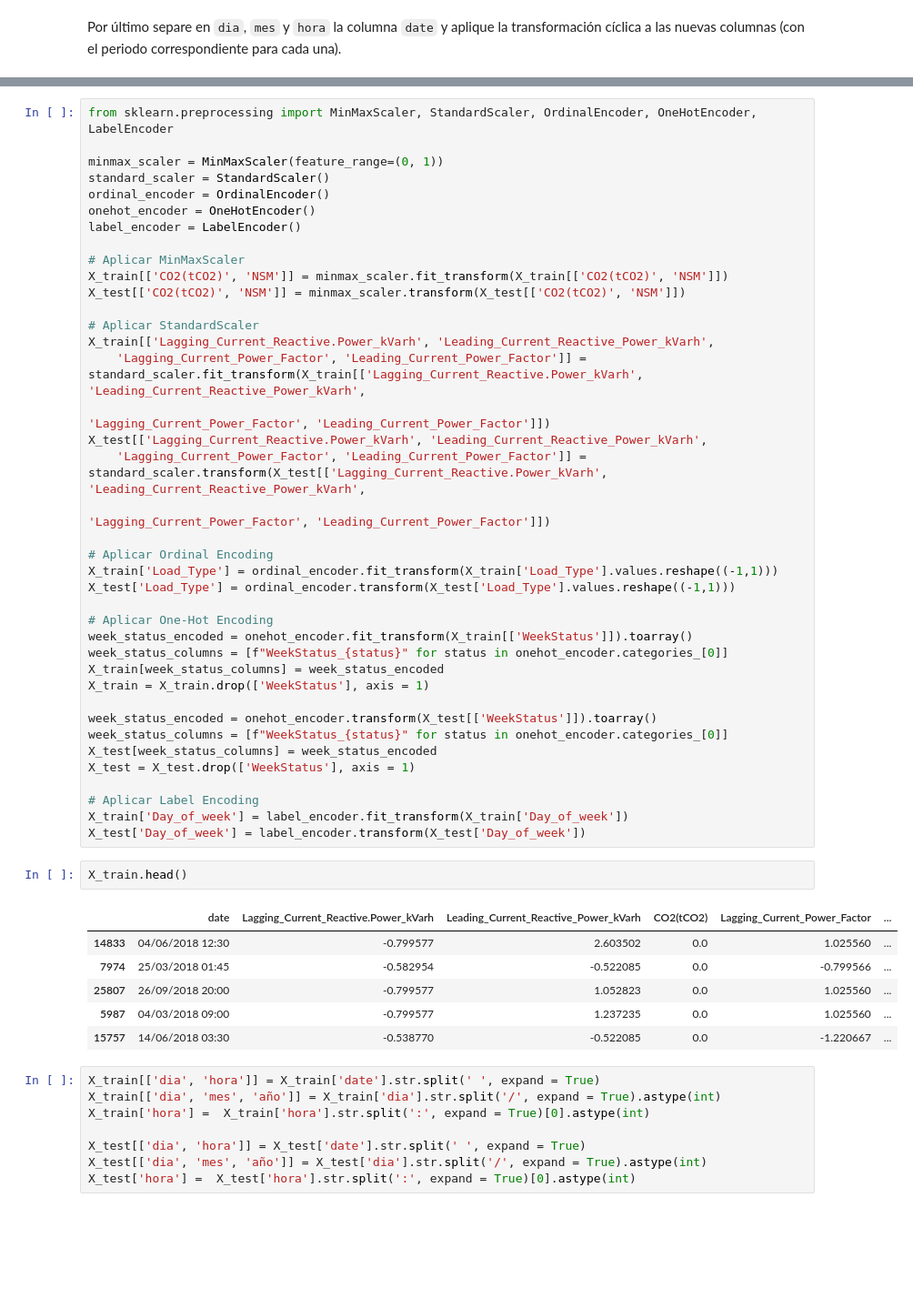
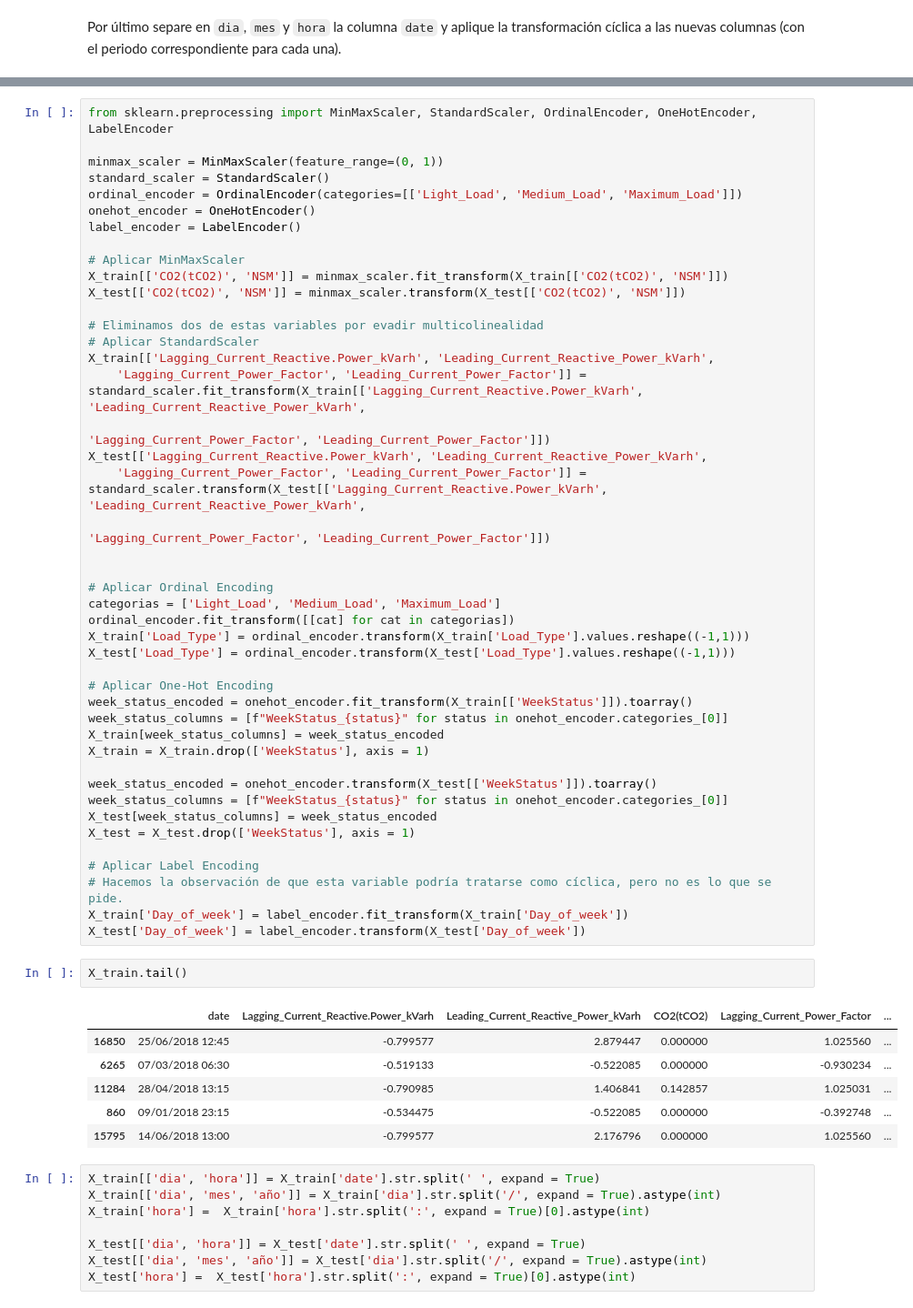
Before and after one commit to AlejandroVillazonG/Tareas_INF395, a Jupyter notebook: T1/T1.ipynb, the cells around one changed output, grey strips where cells are left out. Shown at 91% size. Cells and saved outputs as stored; diff of their text form; blank space fills up the shorter version.

```diff
--- a/T1/T1.ipynb
+++ b/T1/T1.ipynb
@@ -1110,7 +1132,7 @@ from sklearn.preprocessing import MinMaxScaler, StandardScaler, OrdinalEncoder,
 
 minmax_scaler = MinMaxScaler(feature_range=(0, 1))
 standard_scaler = StandardScaler()
-ordinal_encoder = OrdinalEncoder()
+ordinal_encoder = OrdinalEncoder(categories=[['Light_Load', 'Medium_Load', 'Maximum_Load']])
 onehot_encoder = OneHotEncoder()
 label_encoder = LabelEncoder()
 
@@ -1118,6 +1140,7 @@ label_encoder = LabelEncoder()
 X_train[['CO2(tCO2)', 'NSM']] = minmax_scaler.fit_transform(X_train[['CO2(tCO2)', 'NSM']])
 X_test[['CO2(tCO2)', 'NSM']] = minmax_scaler.transform(X_test[['CO2(tCO2)', 'NSM']])
 
+# Eliminamos dos de estas variables por evadir multicolinealidad
 # Aplicar StandardScaler
 X_train[['Lagging_Current_Reactive.Power_kVarh', 'Leading_Current_Reactive_Power_kVarh',
     'Lagging_Current_Power_Factor', 'Leading_Current_Power_Factor']] = standard_scaler.fit_transform(X_train[['Lagging_Current_Reactive.Power_kVarh', 'Leading_Current_Reactive_Power_kVarh',
@@ -1126,8 +1149,11 @@ X_test[['Lagging_Current_Reactive.Power_kVarh', 'Leading_Current_Reactive_Power_
     'Lagging_Current_Power_Factor', 'Leading_Current_Power_Factor']] = standard_scaler.transform(X_test[['Lagging_Current_Reactive.Power_kVarh', 'Leading_Current_Reactive_Power_kVarh',
                                                                                                      'Lagging_Current_Power_Factor', 'Leading_Current_Power_Factor']])
 
+
 # Aplicar Ordinal Encoding
-X_train['Load_Type'] = ordinal_encoder.fit_transform(X_train['Load_Type'].values.reshape((-1,1)))
+categorias = ['Light_Load', 'Medium_Load', 'Maximum_Load']
+ordinal_encoder.fit_transform([[cat] for cat in categorias])
+X_train['Load_Type'] = ordinal_encoder.transform(X_train['Load_Type'].values.reshape((-1,1)))
 X_test['Load_Type'] = ordinal_encoder.transform(X_test['Load_Type'].values.reshape((-1,1)))
 
 # Aplicar One-Hot Encoding
@@ -1142,17 +1168,18 @@ X_test[week_status_columns] = week_status_encoded
 X_test = X_test.drop(['WeekStatus'], axis = 1)
 
 # Aplicar Label Encoding
+# Hacemos la observación de que esta variable podría tratarse como cíclica, pero no es lo que se pide.
 X_train['Day_of_week'] = label_encoder.fit_transform(X_train['Day_of_week'])
 X_test['Day_of_week'] = label_encoder.transform(X_test['Day_of_week'])
 # %%
-X_train.head()
+X_train.tail()
 # %% [output]
 |  | date | Lagging_Current_Reactive.Power_kVarh | Leading_Current_Reactive_Power_kVarh | CO2(tCO2) | Lagging_Current_Power_Factor | ... |
-| 14833 | 04/06/2018 12:30 | -0.799577 | 2.603502 | 0.0 | 1.025560 | ... |
-| 7974 | 25/03/2018 01:45 | -0.582954 | -0.522085 | 0.0 | -0.799566 | ... |
-| 25807 | 26/09/2018 20:00 | -0.799577 | 1.052823 | 0.0 | 1.025560 | ... |
-| 5987 | 04/03/2018 09:00 | -0.799577 | 1.237235 | 0.0 | 1.025560 | ... |
-| 15757 | 14/06/2018 03:30 | -0.538770 | -0.522085 | 0.0 | -1.220667 | ... |
+| 16850 | 25/06/2018 12:45 | -0.799577 | 2.879447 | 0.000000 | 1.025560 | ... |
+| 6265 | 07/03/2018 06:30 | -0.519133 | -0.522085 | 0.000000 | -0.930234 | ... |
+| 11284 | 28/04/2018 13:15 | -0.790985 | 1.406841 | 0.142857 | 1.025031 | ... |
+| 860 | 09/01/2018 23:15 | -0.534475 | -0.522085 | 0.000000 | -0.392748 | ... |
+| 15795 | 14/06/2018 13:00 | -0.799577 | 2.176796 | 0.000000 | 1.025560 | ... |
 # %%
 X_train[['dia', 'hora']] = X_train['date'].str.split(' ', expand = True)
 X_train[['dia', 'mes', 'año']] = X_train['dia'].str.split('/', expand = True).astype(int)
```
Also changed, not shown: parts of 82 cells of this notebook.
